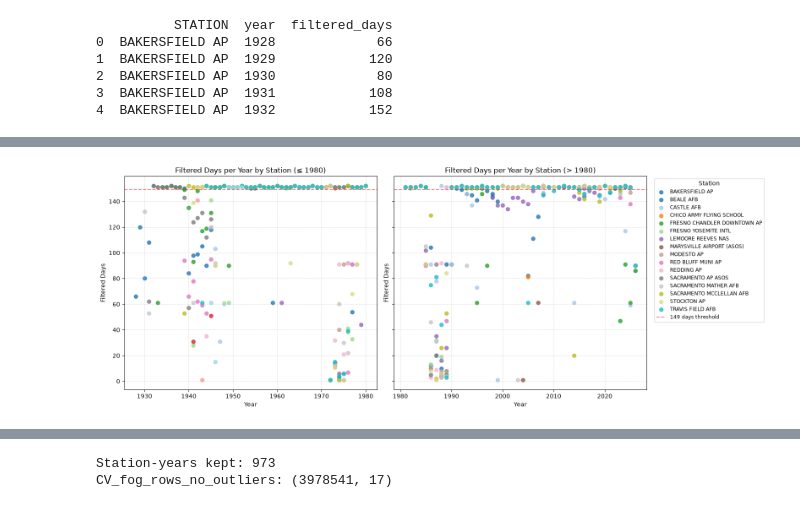
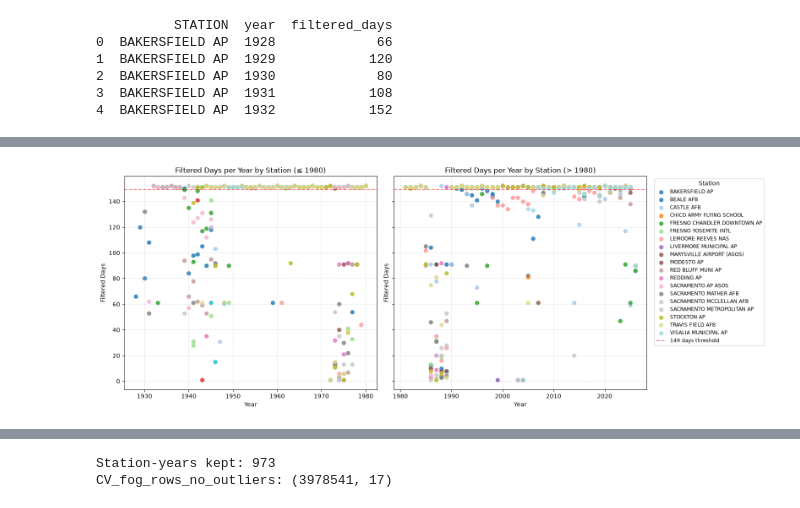
Before and after one commit to audfish/WQ2026, a Jupyter notebook: CV_Visibility_Testing_combined.ipynb, the cells around one changed output, grey strips where cells are left out. Cells and saved outputs as stored; diff of their text form; code cells hidden in the pictures.

```diff
--- a/CV_Visibility_Testing_combined.ipynb
+++ b/CV_Visibility_Testing_combined.ipynb
@@ -265,54 +325,86 @@ CV_rows = CV_rows.dropna(subset=['HourlyVisibility'])
 # %%
-# plot the 'fog' days per year for the outliers for each station
+# plot the filtered days per year for the outliers for each station
 # doing this in order to see where outlier years are
-plot_stations = [st for st in stations_pre1970 if st in filtered_days_year['STATION'].unique()]
+# use stations with data back to at least 1975
+plot_stations = [st for st in stations_pre1975 if st in filtered_days_year['STATION'].unique()]
+# define colors for each station using a colormap
 colors = plt.cm.tab20(np.linspace(0, 1, len(plot_stations)))
+# create a dictionary mapping each station to its corresponding color
 color_map = dict(zip(plot_stations, colors))
 
-# Make sure to only plot for stations with data back to at least 1970
-filtered_pre1970 = filtered_days_year[filtered_days_year['STATION'].isin(plot_stations)]
+# filtered_pre1975 is needed to be distinct from plot_stations
+# plot_stations is a list of station names filtered_days_year contains actual numerical data
+# including the count of filtered days.
+# By filtering filtered_days_year to include only the stations in plot_stations
+# we ensure that we are working with the correct subset of data for plotting.
+filtered_pre1975 = filtered_days_year[filtered_days_year['STATION'].isin(plot_stations)]
 
 # Create a scatter plot for fog days per year for each station
 # Data is separated into two subplots: one for years ≤ 1980 and another for years > 1980.
 fig, axes = plt.subplots(1, 2, figsize=(16, 6), sharey=True)
 
+# Loop through each station and plot the filtered days per year for the two time periods
 for station in plot_stations:
-    station_df = filtered_pre1970[filtered_pre1970['STATION'] == station].sort_values('year')
+    # station_df is defined to hold the filtered data for the current station, sorted by year
+    station_df = filtered_pre1975[filtered_pre1975['STATION'] == station].sort_values('year')
+    # pre_df is the filtered data for years <= 1980
     pre_df = station_df[station_df['year'] <= 1980]
+    # post_df is the filtered data for years > 1980
     post_df = station_df[station_df['year'] > 1980]
 
+# if pre_df is not empty, plot the data for years ≤ 1980 on the first subplot
     if not pre_df.empty:
+        # axes[0] = first subplot
         axes[0].scatter(
+            # use the 'year' column for the x-axis and 'filtered_days' for the y-axis
             pre_df['year'],
             pre_df['filtered_days'],
+            # set s=40 to set size of points
             s=40,
+            # set the color of the points based on the station's assigned color
             color=color_map[station],
+            # set the transparency of the points to 0.8
             alpha=0.8,
+            # label the points with the station name in the legend
             label=station
         )
 
+# if post_df is not empty, plot the data for years > 1980 on the second subplot
     if not post_df.empty:
+        # axes[1] = second subplot
         axes[1].scatter(
+            # use the 'year' column for the x-axis and 'filtered_days' for the y-axis
             post_df['year'],
             post_df['filtered_days'],
+            # set s=40 to set size of points
             s=40,
+            # set the color of the points based on the station's assigned color
             color=color_map[station],
+            # set the transparency of the points to 0.8
             alpha=0.8,
+            # label the points with the station name in the legend
             label=station
         )
 
+# Set titles for plots
 axes[0].set_title('Filtered Days per Year by Station (≤ 1980)')
 axes[1].set_title('Filtered Days per Year by Station (> 1980)')
 
+# for each subplot
 for ax in axes:
+    # set x and y labels
     ax.set_xlabel('Year')
     ax.set_ylabel('Filtered Days')
+    # enable grid with dashed lines and set transparency
     ax.grid(True, linestyle='--', alpha=0.4)
+    # add a horizontal line at y=149 to indicate the cutoff
     ax.axhline(y=149, color='red', linestyle='--', alpha=0.5, label='149 days threshold')
 
-
+# Add legends to both subplots, placing them outside the plot area
 axes[1].legend(title='Station', bbox_to_anchor=(1.02, 1), loc='upper left', fontsize='small')
+# use tight_layout to fit subplots to figure area.
 plt.tight_layout()
+# display the plots
 plt.show()
 # %% [output]
-[figure, old version]
+[figure, new version]
```
Also changed, not shown: parts of 29 cells of this notebook, 1 other file.
